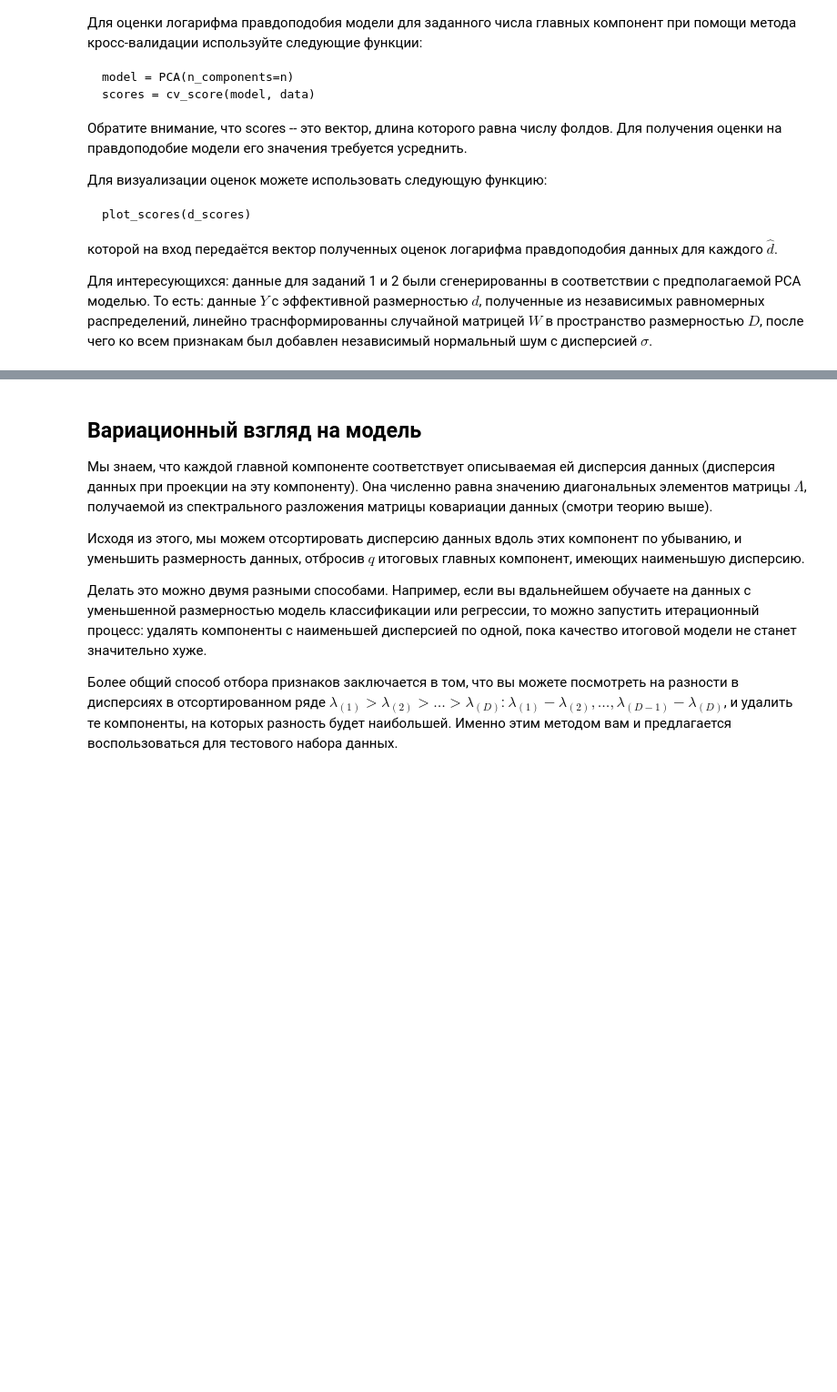
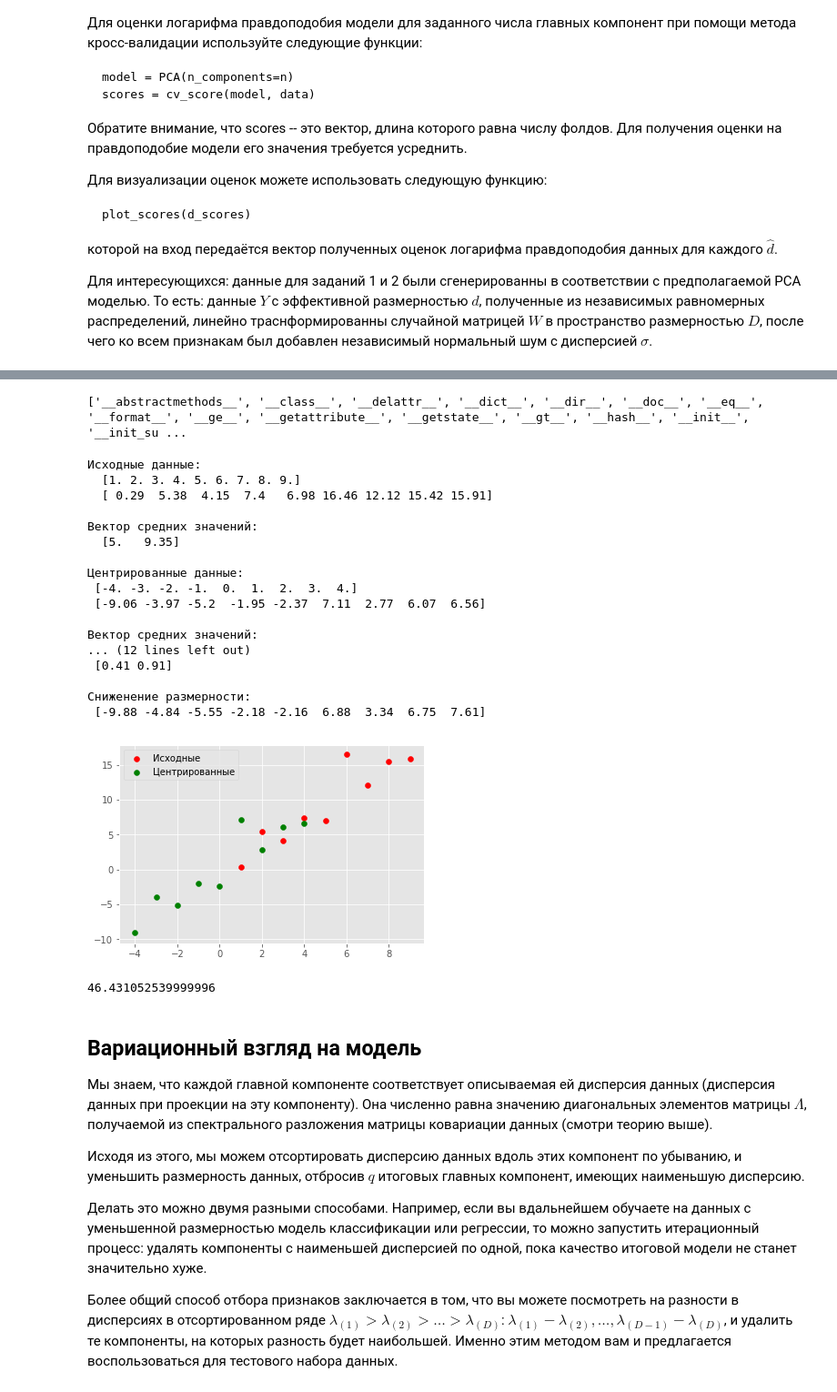
Before and after one commit to AlexeyAverin/MLLearn, a Jupyter notebook: c3w2t1.ipynb, the cells around one changed output, grey strips where cells are left out. Shown: that part at 91% size. Saved outputs shown, nothing was run; the diff lists cells and outputs as text; code cells hidden in the pictures; blank space fills up the shorter version.

```diff
--- a/c3w2t1.ipynb
+++ b/c3w2t1.ipynb
@@ -297,3 +263,71 @@ dir(model)
+# %%
+print(dir(model))
+# %% [output]
+['__abstractmethods__', '__class__', '__delattr__', '__dict__', '__dir__', '__doc__', '__eq__', '__format__', '__ge__', '__getattribute__', '__getstate__', '__gt__', '__hash__', '__init__', '__init_su ...
+# %%
+x1 = np.arange(1, 10)
+x2 = 2 * x1 + np.random.randn(9) * 2
+X = np.around(np.vstack((x1,x2)), decimals = 2)
+
+# вектор изначальных средних значений
+m = np.around((X[0].mean(), X[1].mean()), decimals = 2)
+print("Исходные данные: \n ", X[0], " \n ", X[1], " \n ")
+print("Вектор средних значений: \n ", m, " \n ")
+
+# центрируем данные
+Xc = np.around((X[0] - X[0].mean(), X[1] - X[1].mean()), decimals = 2)
+mc = np.around((Xc[0].mean(), Xc[1].mean()), decimals = 2)
+print("Центрированные данные: \n", Xc[0], "\n", Xc[1], " \n ")
+print("Вектор средних значений: \n", mc, "\n")
+
+# Ковариационная матрица - описывает форму случайной величины
+Cov = np.around(np.cov(Xc), decimals = 2)
+Ds = np.around(np.sum(np.diagonal(Cov)), decimals = 2)
+print("Ковариационная матрица: \n", Cov, "\n")
+print("Дисперсия X1: ", Cov[0, 0])
+print("Дисперсия X2: ", Cov[1, 1])
+print("Ковариация X1 and X2: ", Cov[0, 1])
+print("Сумма дисперсий: ", Ds, "\n")
+
+# собственные числа, вектора
+w, v = np.linalg.eig(Cov)
+
+v = np.around(-v[:,1], decimals = 2)
+Xn = np.around(np.dot(v, Xc), decimals = 2)
+
+print("Собственные вектора: \n", v, "\n")
+print("Сниженение размерности: \n", Xn, "\n")
+
+# строим график
+fig, ax = plt.subplots()
+ax.scatter(X[0], X[1], c = 'r', label = 'Исходные')
+ax.scatter(Xc[0], Xc[1], c = 'g', label = 'Центрированные')
+plt.legend()
+plt.show()
+# %% [output]
+Исходные данные:
+  [1. 2. 3. 4. 5. 6. 7. 8. 9.]
+  [ 0.29  5.38  4.15  7.4   6.98 16.46 12.12 15.42 15.91]
+
+Вектор средних значений:
+  [5.   9.35]
+
+Центрированные данные:
+ [-4. -3. -2. -1.  0.  1.  2.  3.  4.]
+ [-9.06 -3.97 -5.2  -1.95 -2.37  7.11  2.77  6.07  6.56]
+
+Вектор средних значений:
+... (12 lines left out)
+ [0.41 0.91]
+
+Сниженение размерности:
+ [-9.88 -4.84 -5.55 -2.18 -2.16  6.88  3.34  6.75  7.61]
+[figure, added]
+# %%
+d1 = 9.16666667 + 37.26438587
+print(d1)
+# %% [output]
+46.431052539999996
 # %% [markdown]
 ## Вариационный взгляд на модель
 
```
Also changed, not shown: parts of 8 cells of this notebook.
